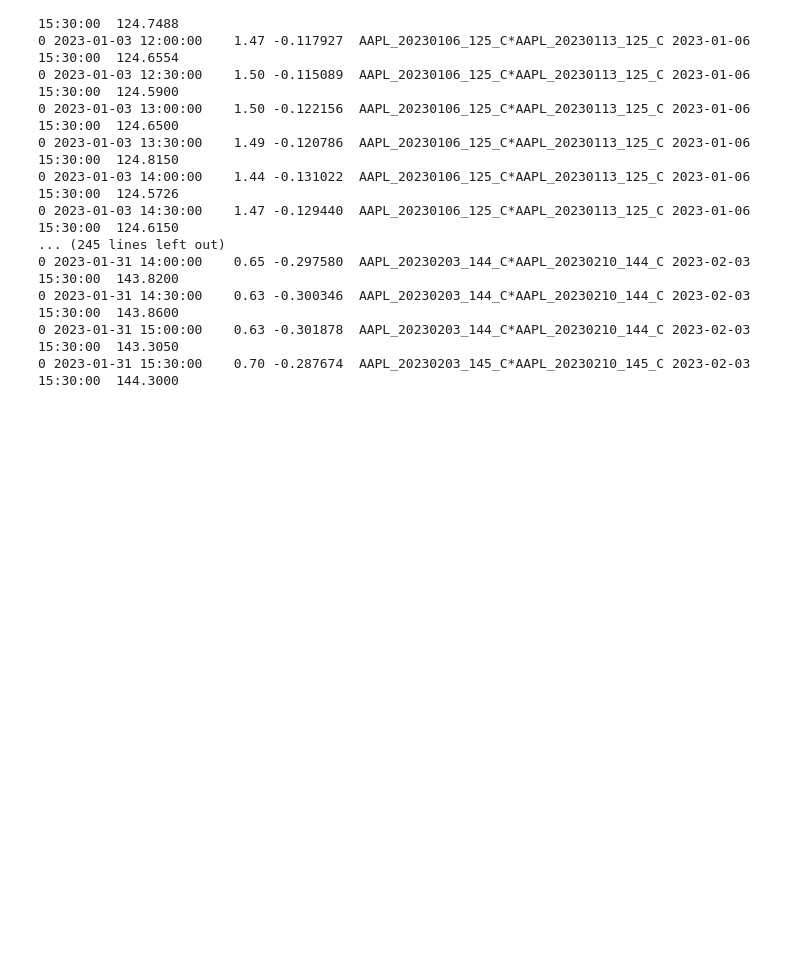
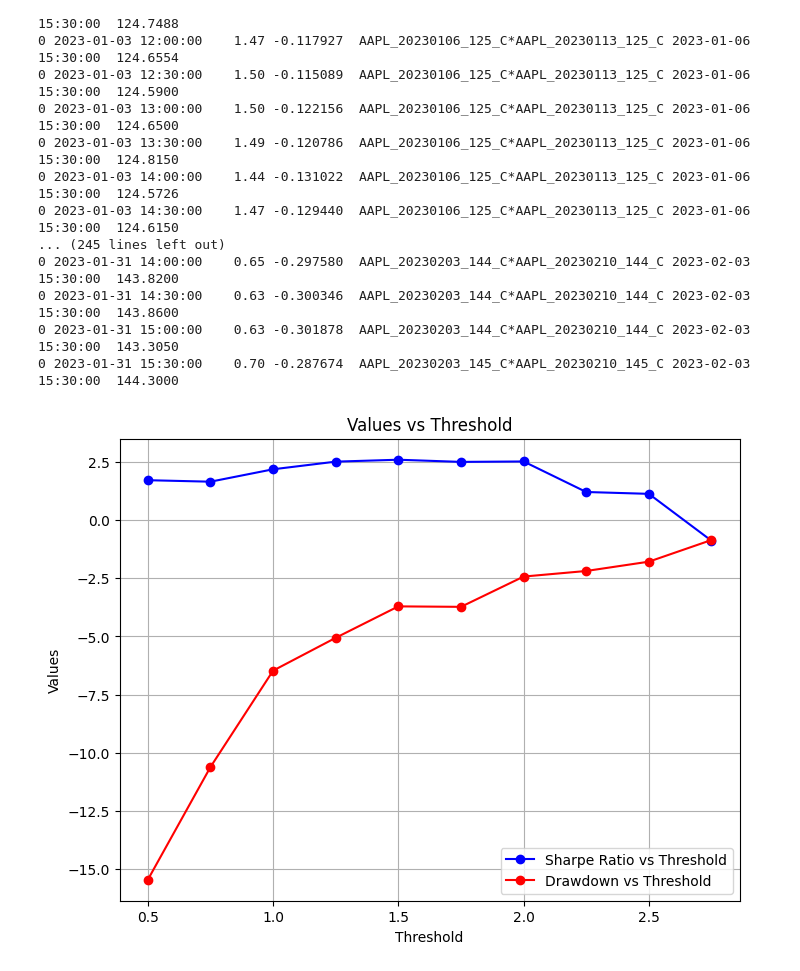
Before and after one commit to hemshah011/calendar-test, a Jupyter notebook: Calendar.ipynb, the cells around one changed output. Drawn from its saved outputs; the diff is of its cells as text; code cells hidden in the pictures; blank space fills up the shorter version.

```diff
--- a/Calendar.ipynb
+++ b/Calendar.ipynb
@@ -209,7 +211,7 @@ def generate_features(spread, lookback):
 
     return spread.dropna()
 # %%
-def generate_signals(spread , option_close, threshold):
+def generate_signals(spread , option_close, threshold, wt1=1, wt2=0):
 
     last_trade_date=spread.iloc[-1]['start_ts']
 
@@ -234,7 +236,7 @@ def generate_signals(spread , option_close, threshold):
         contracts= symbol.split('*')
         eod_price= option_close_eod.loc[eod_label,contracts[1]]-option_close_eod.loc[eod_label,contracts[0]]
         expiry= rows['expiry']
-        zscore= rows['price_zscore']
+        zscore= wt1*rows['price_zscore']+wt2*rows['iv_zscore']
         price= rows['option']
 
         # print(start_ts,symbol,eod_price,expiry,zscore,price)
@@ -269,27 +271,36 @@ def generate_signals(spread , option_close, threshold):
 
             # print(temp_pnl.to_string(),daily_pnl.to_string())
 
+    daily_pnl=daily_pnl.dropna()
+    print(daily_pnl)
+
+    plt.figure(figsize=(8, 6))
+    plt.plot(daily_pnl.index.date, daily_pnl['pnl'], marker='o', linestyle='-', color='b', label='Daily Pnl')
+
     return daily_pnl['pnl']
 # %%
 '''
     Features X =[Lookback, Threshold]
     Results Y=[max(sharpe), max(cumpnl), min(dd)]
 '''
-def model_train(spread, option_close, lookback, threshold):
+def model(calendar_spread, option_close, lookback, threshold):
 
-    spread_matrix= generate_features(spread, lookback)
+    spread_matrix= generate_features(calendar_spread, lookback)
+    # print(spread_matrix.to_string())
 
+    #Train model on factors now?>
     pnl_series=generate_signals(spread_matrix, option_close, threshold)
 
     cumulative_pnl = pnl_series.cumsum()
+    cumulative_pnl=cumulative_pnl.reset_index()
     sharpe = calculate_sharpe_ratio(pnl_series)
-    max_drawdown = calculate_drawdown(pnl_series).min()
+    max_drawdown = calculate_drawdown(pnl_series)
 
-    results= pd.DataFrame({
-        'cumulative_pnl': cumulative_pnl,
+    results= {
+        'pnl': cumulative_pnl.iloc[-2]['pnl'],
         'sharpe': sharpe,
         'dd': max_drawdown
-    })
+    }
 
     return results
 # %%
@@ -350,3 +361,24 @@ print(spread.to_string())
 0 2023-01-31 14:30:00    0.63 -0.300346  AAPL_20230203_144_C*AAPL_20230210_144_C 2023-02-03 15:30:00  143.8600
 0 2023-01-31 15:00:00    0.63 -0.301878  AAPL_20230203_144_C*AAPL_20230210_144_C 2023-02-03 15:30:00  143.3050
 0 2023-01-31 15:30:00    0.70 -0.287674  AAPL_20230203_145_C*AAPL_20230210_145_C 2023-02-03 15:30:00  144.3000
+# %%
+X= np.arange(0.5,3,0.25)
+Y1= [model(spread, option_close, lookback=13, threshold=i)['sharpe'] for i in X ]
+Y2= [model(spread, option_close, lookback=13, threshold=i)['dd'] for i in X ]
+
+# Plotting the graph
+plt.figure(figsize=(8, 6))
+plt.plot(X, Y1, marker='o', linestyle='-', color='b', label='Sharpe Ratio vs Threshold')
+plt.plot(X, Y2, marker='o', linestyle='-', color='r', label='Drawdown vs Threshold')
+
+# Adding labels, title, and legend
+plt.xlabel('Threshold')
+plt.ylabel('Values')
+plt.title('Values vs Threshold')
+plt.legend()
+
+# Show grid and display the plot
+plt.grid(True)
+plt.show()
+# %% [output]
+[figure, added]
```
Also changed, not shown: parts of 6 cells of this notebook.
